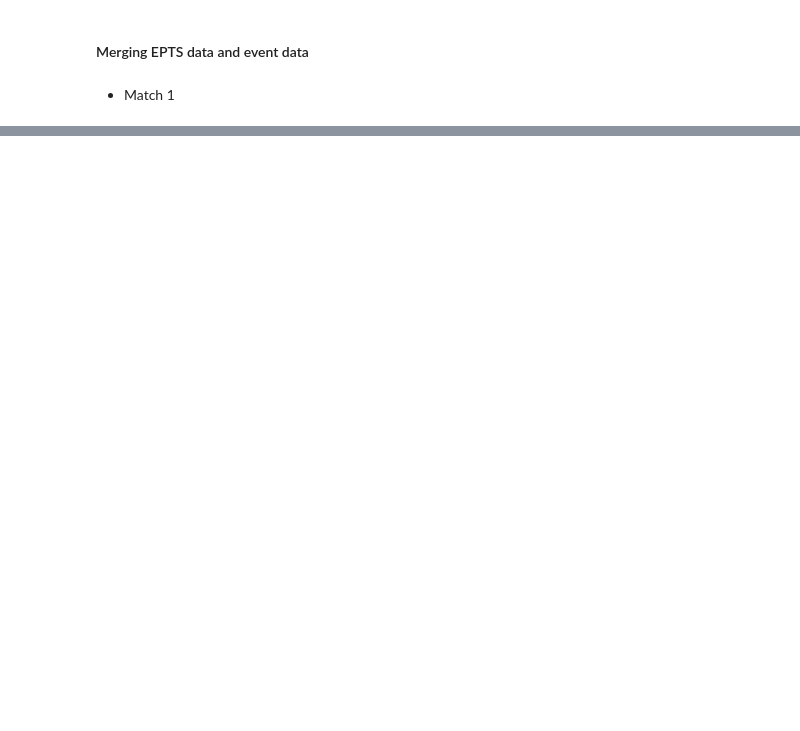
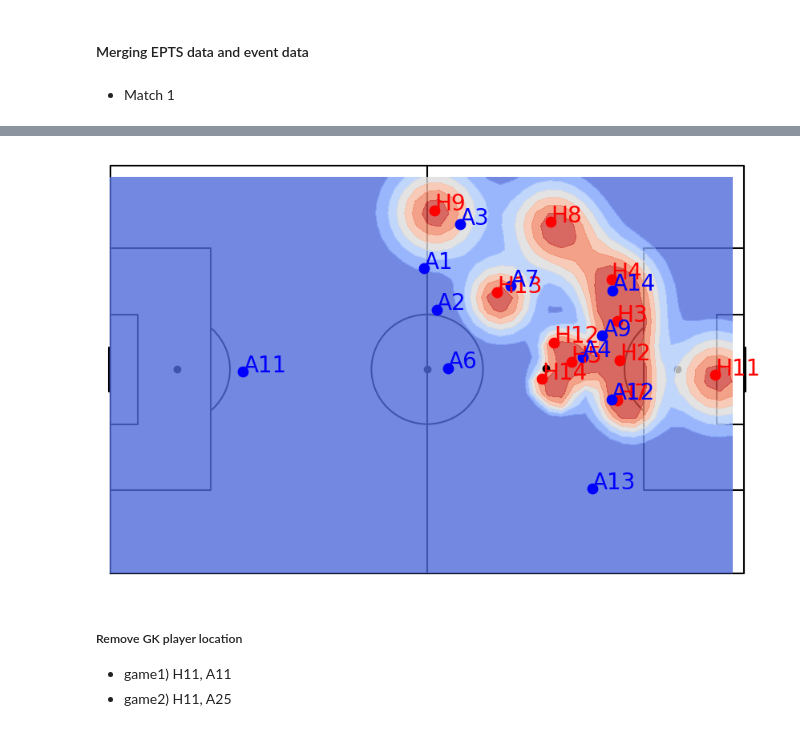
Before and after one commit to jmlee8939/Wide-Open-Space_Pitch_Control_Model, a Jupyter notebook: 3.1 Constructing dataset for Space Value.ipynb, the cells around one changed output, grey strips where cells are left out. Saved outputs shown, nothing was run; the diff lists cells and outputs as text; code cells hidden in the pictures; blank space fills up the shorter version.

```diff
--- a/3.1 Constructing dataset for Space Value.ipynb
+++ b/3.1 Constructing dataset for Space Value.ipynb
@@ -39,0 +128,14 @@ df = df.merge(e_df.drop_duplicates(subset='Start Frame'), left_on='Frame', right
+# %%
+frame = 130000
+# %%
+t_df = df[df['Frame'] == frame]
+period = t_df['Period'].values[0]
+t_df = t_df.drop(['Period', 'Ball_x', 'Ball_y', 'Ball_v_abs'], axis=1).iloc[0,:]
+positions = t_df[[i for i in t_df.index if (('_x' in i) or ('_y' in i)) and 'v' not in i]]
+positions.dropna(inplace=True)
+velocities = t_df[[i for i in t_df.index if '_v' in i]]
+velocities.dropna(inplace=True)
+points = np.array([[positions[2*i], positions[2*i+1]] for i in range(len(positions)//2)])
+velocities = np.array([[velocities[3*i], velocities[3*i+1]] for i in range(len(velocities)//3)])
+players = np.array([positions.index[2*i].split('_')[0] for i in range(len(points))])
+ball_x, ball_y = df.loc[df['Frame'] == frame, ['Ball_x', 'Ball_y']].values[0]
@@ -39,0 +146,43 @@ df = df.merge(e_df.drop_duplicates(subset='Start Frame'), left_on='Frame', right
+# %%
+d_kl = 0
+
+x, y = np.mgrid[0:104:2, 0:68:2]
+locations = np.concatenate([x.reshape(-1,1), y.reshape(-1,1)], axis=1)
+
+for i, j, k in zip(players, points, velocities):
+    if t_df['owning'] == 2 :
+        if period == 1:        # first half
+            direction_flag = 0 # attack direction right to left
+        else :                 # second half
+            direction_flag = 1 # attack direction left to right
+        if 'H' in i:
+            d_kl += influence_function2(j, locations, k, (ball_x, ball_y))
+    elif t_df['owning'] == 1:
+        if period == 1 :
+            direction_flag = 1
+        else :
+            direction_flag = 0
+        if 'A' in i:
+            d_kl += influence_function2(j, locations, k, (ball_x, ball_y))
+
+d_kl[d_kl>=1] = 1
+v_kl = d_kl
+
+fig, ax = draw_pitch('white', 'black')
+plt.set_cmap('coolwarm')
+ax.contourf(x, y, v_kl.reshape(52, 34), alpha=0.8)
+ax.scatter(ball_x, ball_y, c='black')
+for t, p in zip(players, points):
+    if 'H' in t:
+        color = 'red'
+    else:
+        color = 'blue'
+
+    ax.scatter(p[0], p[1], c=color, s=80)
+    ax.text(p[0], p[1], s=t, fontsize=20, color=color)
+# %% [output]
+[figure, added]
+# %% [markdown]
+##### Remove GK player location
+ - game1) H11, A11
+ - game2) H11, A25
```
Also changed, not shown: parts of 66 cells of this notebook, 7 other files.
